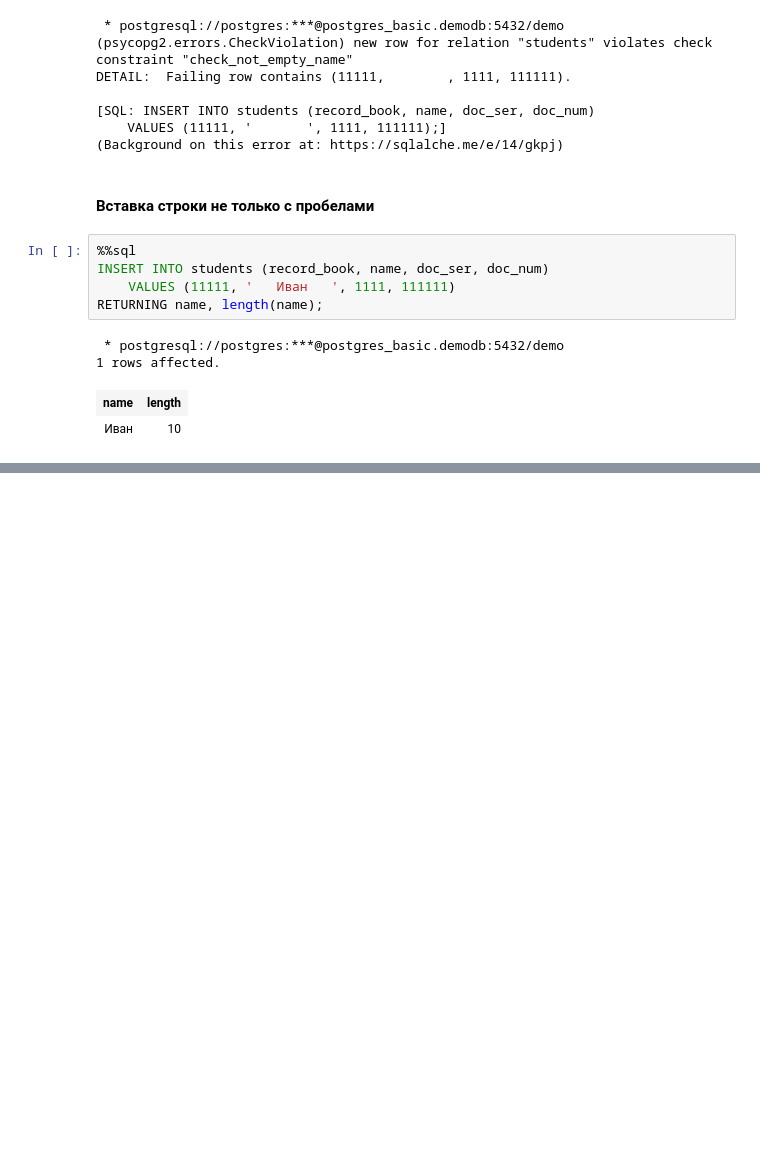
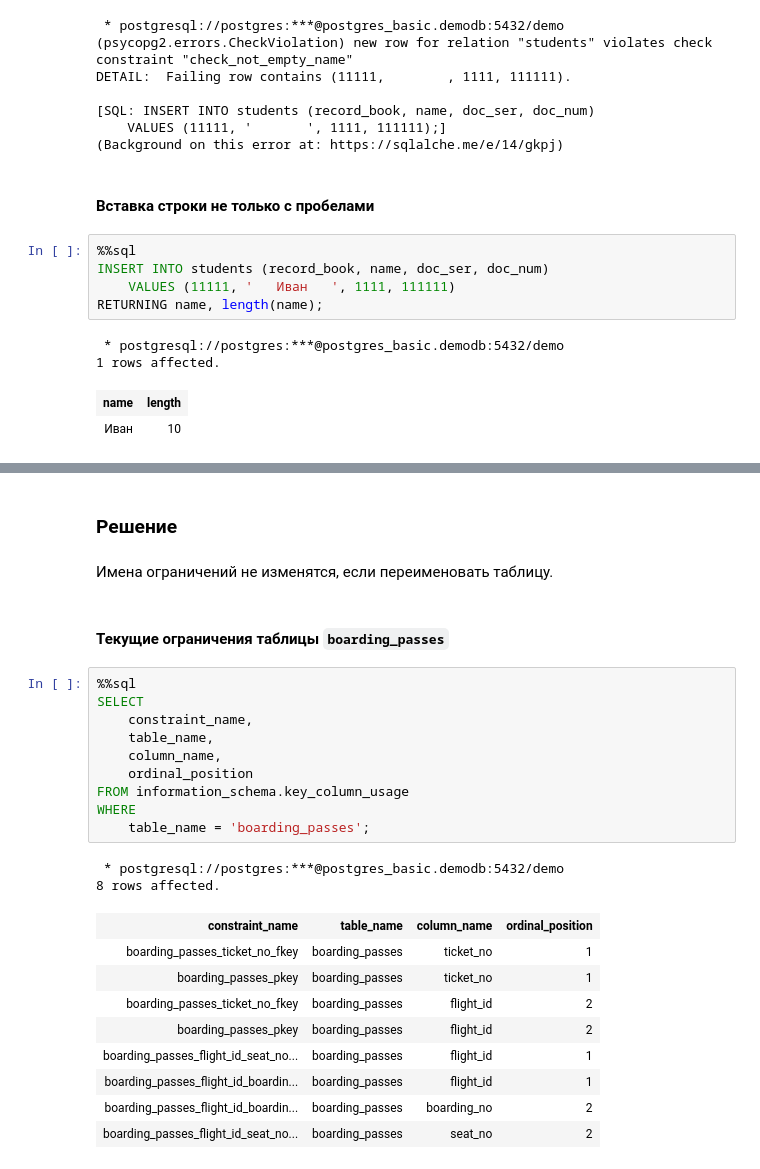
Before and after one commit to vowatchka/postgres_basic, a Jupyter notebook: practices/5_ddl_basic/sql.ipynb, the cells around one changed output, grey strips where cells are left out. Saved outputs shown, nothing was run; the diff lists cells and outputs as text; blank space fills up the shorter version.

Commit message:
5 ddl basic: tasks 10-12 completed (sql)

```diff
--- a/practices/5_ddl_basic/sql.ipynb
+++ b/practices/5_ddl_basic/sql.ipynb
@@ -1209,0 +1471,28 @@ RETURNING name, length(name);
+# %% [markdown]
+### Решение
+# %% [markdown]
+Имена ограничений не изменятся, если переименовать таблицу.
+# %% [markdown]
+#### Текущие ограничения таблицы `boarding_passes`
+# %%
+%%sql
+SELECT
+    constraint_name,
+    table_name,
+    column_name,
+    ordinal_position
+FROM information_schema.key_column_usage
+WHERE
+    table_name = 'boarding_passes';
+# %% [output]
+ * postgresql://postgres:***@postgres_basic.demodb:5432/demo
+8 rows affected.
+| constraint_name | table_name | column_name | ordinal_position |
+| boarding_passes_ticket_no_fkey | boarding_passes | ticket_no | 1 |
+| boarding_passes_pkey | boarding_passes | ticket_no | 1 |
+| boarding_passes_ticket_no_fkey | boarding_passes | flight_id | 2 |
+| boarding_passes_pkey | boarding_passes | flight_id | 2 |
+| boarding_passes_flight_id_seat_no... | boarding_passes | flight_id | 1 |
+| boarding_passes_flight_id_boardin... | boarding_passes | flight_id | 1 |
+| boarding_passes_flight_id_boardin... | boarding_passes | boarding_no | 2 |
+| boarding_passes_flight_id_seat_no... | boarding_passes | seat_no | 2 |
```
Also changed, not shown: parts of 29 cells of this notebook.
